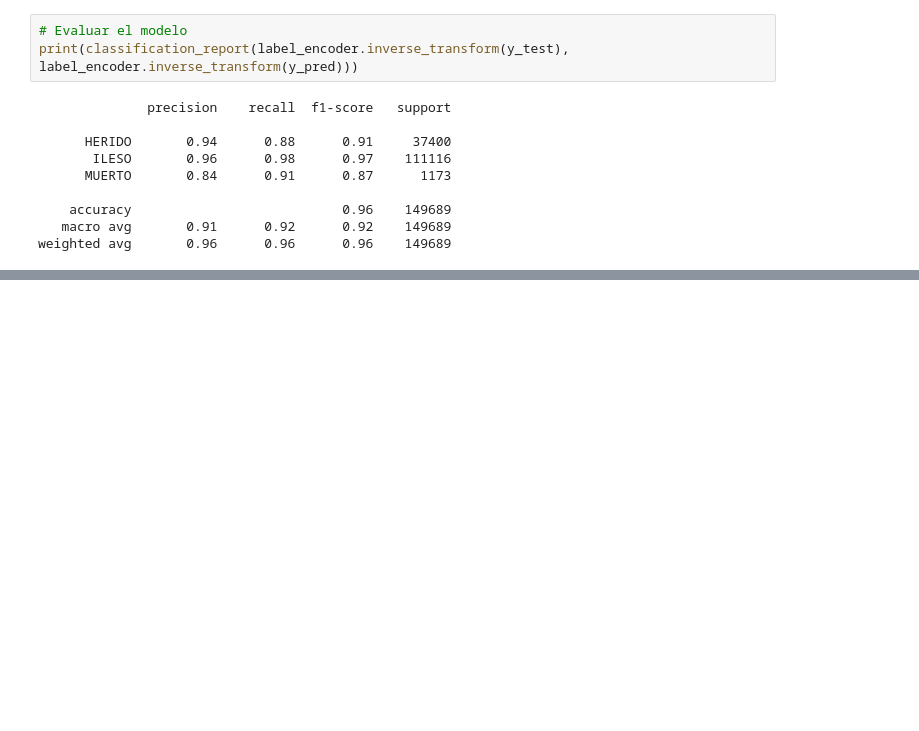
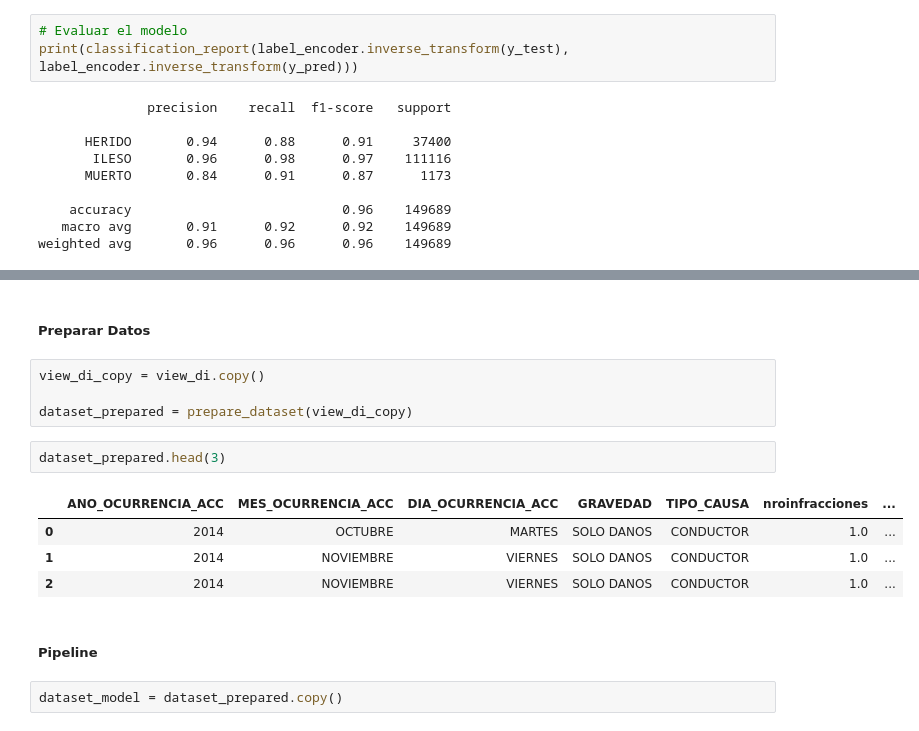
Before and after one commit to santiago-higuitau/ml_accident_bgta, a Jupyter notebook: notebooks/05_data_model_shiguitau.ipynb, the cells around one changed output, grey strips where cells are left out. Cells and saved outputs as stored; diff of their text form; blank space fills up the shorter version.

```diff
--- a/notebooks/05_data_model_shiguitau.ipynb
+++ b/notebooks/05_data_model_shiguitau.ipynb
@@ -563,0 +747,17 @@ weighted avg       0.96      0.96      0.96    149689
+# %% [markdown]
+##### Preparar Datos
+# %%
+view_di_copy = view_di.copy()
+
+dataset_prepared = prepare_dataset(view_di_copy)
+# %%
+dataset_prepared.head(3)
+# %% [output]
+|  | ANO_OCURRENCIA_ACC | MES_OCURRENCIA_ACC | DIA_OCURRENCIA_ACC | GRAVEDAD | TIPO_CAUSA | nroinfracciones | ... |
+| 0 | 2014 | OCTUBRE | MARTES | SOLO DANOS | CONDUCTOR | 1.0 | ... |
+| 1 | 2014 | NOVIEMBRE | VIERNES | SOLO DANOS | CONDUCTOR | 1.0 | ... |
+| 2 | 2014 | NOVIEMBRE | VIERNES | SOLO DANOS | CONDUCTOR | 1.0 | ... |
+# %% [markdown]
+##### Pipeline
+# %%
+dataset_model = dataset_prepared.copy()
```
Also changed, not shown: parts of 14 cells of this notebook, 4 other files.
